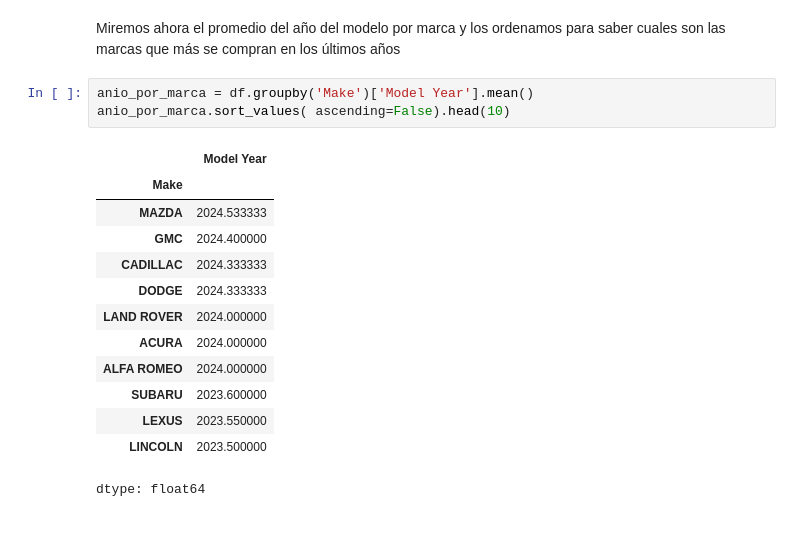
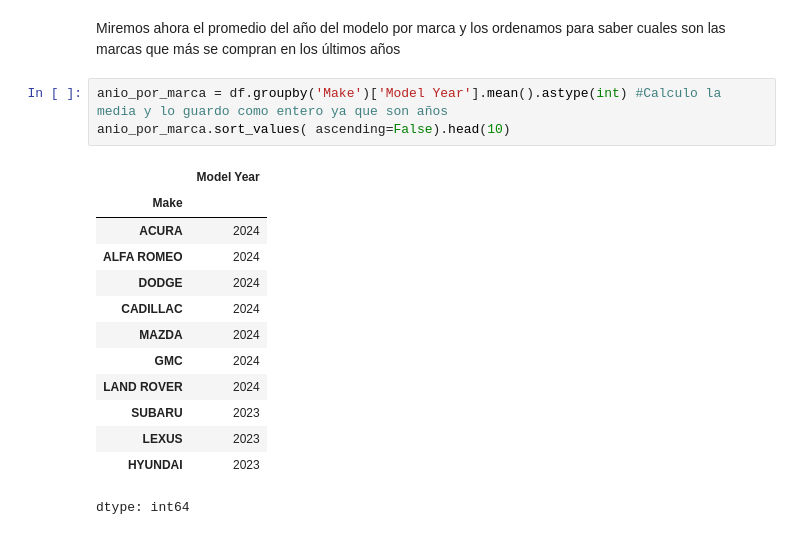
Before and after one commit to Tarde98/DataScienceI, a Jupyter notebook: dataSetTardella.ipynb, the cells around one changed output. Cells and saved outputs as stored; diff of their text form.

```diff
--- a/dataSetTardella.ipynb
+++ b/dataSetTardella.ipynb
@@ -116,19 +140,19 @@ dtype: int64
 # %% [markdown]
 Miremos ahora el promedio del año del modelo por marca y los ordenamos para saber cuales son las marcas que más se compran en los últimos años
 # %%
-anio_por_marca = df.groupby('Make')['Model Year'].mean()
+anio_por_marca = df.groupby('Make')['Model Year'].mean().astype(int) #Calculo la media y lo guardo como entero ya que son años
 anio_por_marca.sort_values( ascending=False).head(10)
 # %% [output]
 |  | Model Year |
 | Make |  |
-| MAZDA | 2024.533333 |
-| GMC | 2024.400000 |
-| CADILLAC | 2024.333333 |
-| DODGE | 2024.333333 |
-| LAND ROVER | 2024.000000 |
-| ACURA | 2024.000000 |
-| ALFA ROMEO | 2024.000000 |
-| SUBARU | 2023.600000 |
-| LEXUS | 2023.550000 |
-| LINCOLN | 2023.500000 |
+| ACURA | 2024 |
+| ALFA ROMEO | 2024 |
+| DODGE | 2024 |
+| CADILLAC | 2024 |
+| MAZDA | 2024 |
+| GMC | 2024 |
+| LAND ROVER | 2024 |
+| SUBARU | 2023 |
+| LEXUS | 2023 |
+| HYUNDAI | 2023 |
-dtype: float64
+dtype: int64
```
Also changed, not shown: parts of 5 cells of this notebook.
